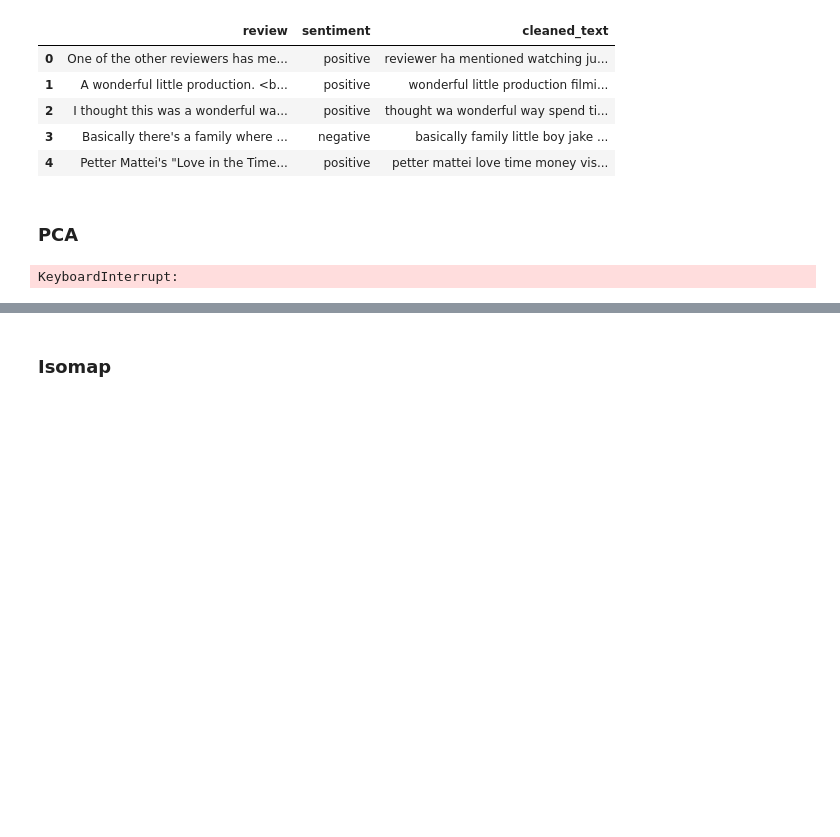
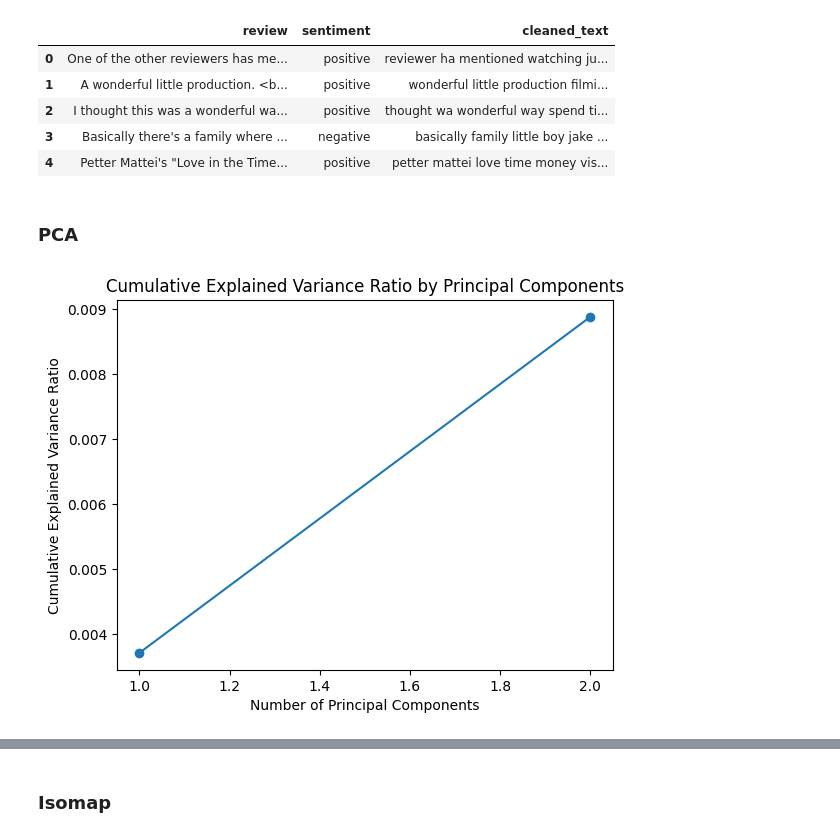
Before and after one commit to jzkhong/GCAE, a Jupyter notebook: MLDS_Projects_TextData.ipynb, the cells around one changed output, grey strips where cells are left out. Saved outputs shown, nothing was run; the diff lists cells and outputs as text; code cells hidden in the pictures; blank space fills up the shorter version.

```diff
--- a/MLDS_Projects_TextData.ipynb
+++ b/MLDS_Projects_TextData.ipynb
@@ -98,20 +98,20 @@ X_train, X_test, y_train, y_test = train_test_split(X, y, test_size=0.2, random_
 ### PCA
 # %%
 # Perform PCA on IMDB dataset
-pca_imdb = decomposition.PCA()
-pca_imdb.fit(X_train)
-x_train_pca = pca_mnist.transform(X_train)
+svd_imdb = decomposition.TruncatedSVD()
+svd_imdb.fit(X_train)
+x_train_svd = svd_imdb.transform(X_train)
-# %% [output]
-KeyboardInterrupt:
 # %%
 # Examine the cumulative variance explained by principal components
-cumulative_variance_ratio = np.cumsum(pca_imdb.explained_variance_ratio_)
+cumulative_variance_ratio = np.cumsum(svd_imdb.explained_variance_ratio_)
 x_ticks = list(range(1,len(cumulative_variance_ratio)+1))
 plt.plot(x_ticks, cumulative_variance_ratio, marker='o')
 plt.xlabel('Number of Principal Components')
 plt.ylabel('Cumulative Explained Variance Ratio')
 plt.title('Cumulative Explained Variance Ratio by Principal Components')
 plt.show()
+# %% [output]
+[figure, added]
 # %%
 # Define label set and distinct colourmap
 unique_labels = set(y_train)
```
Also changed, not shown: parts of 3 cells of this notebook, 1 other file.
